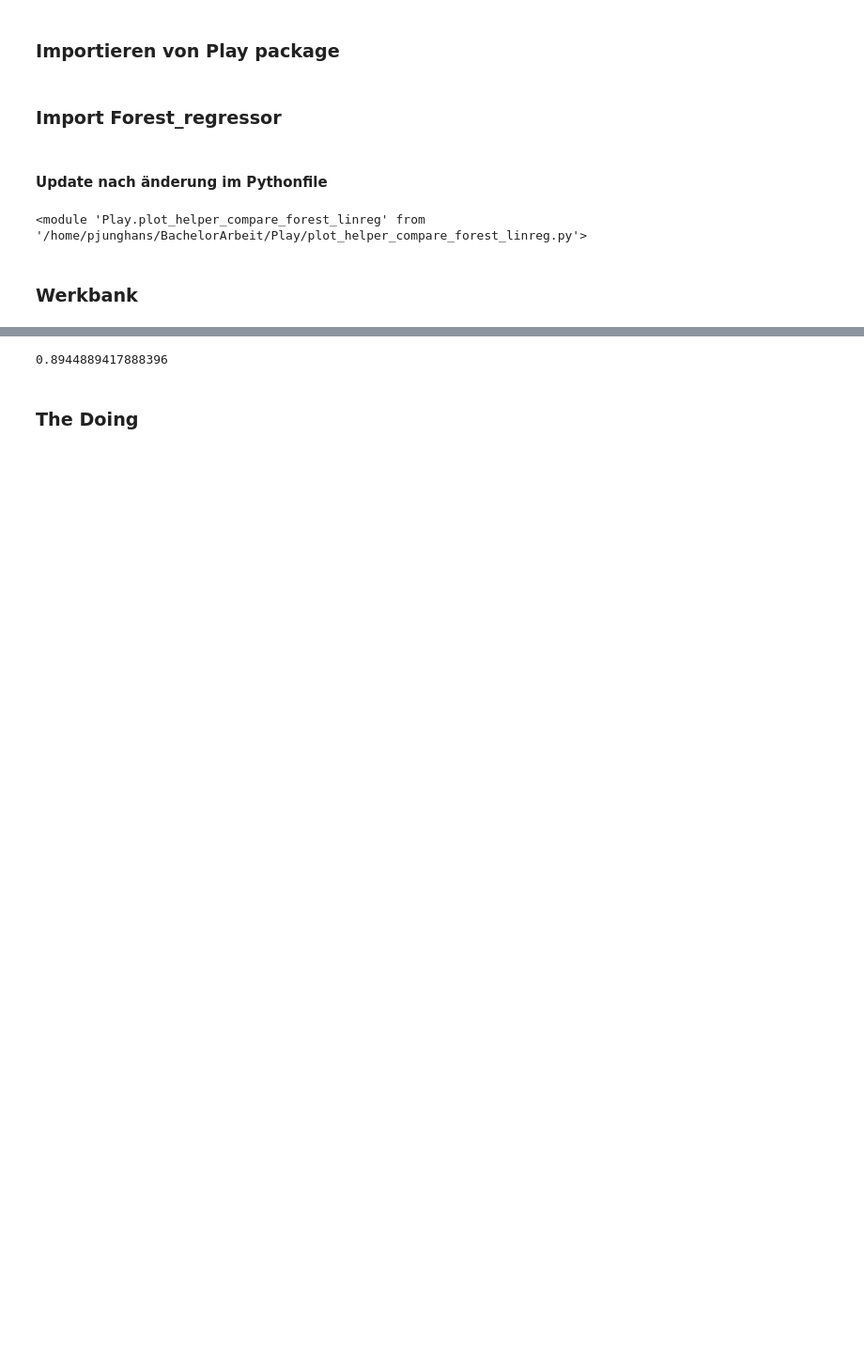
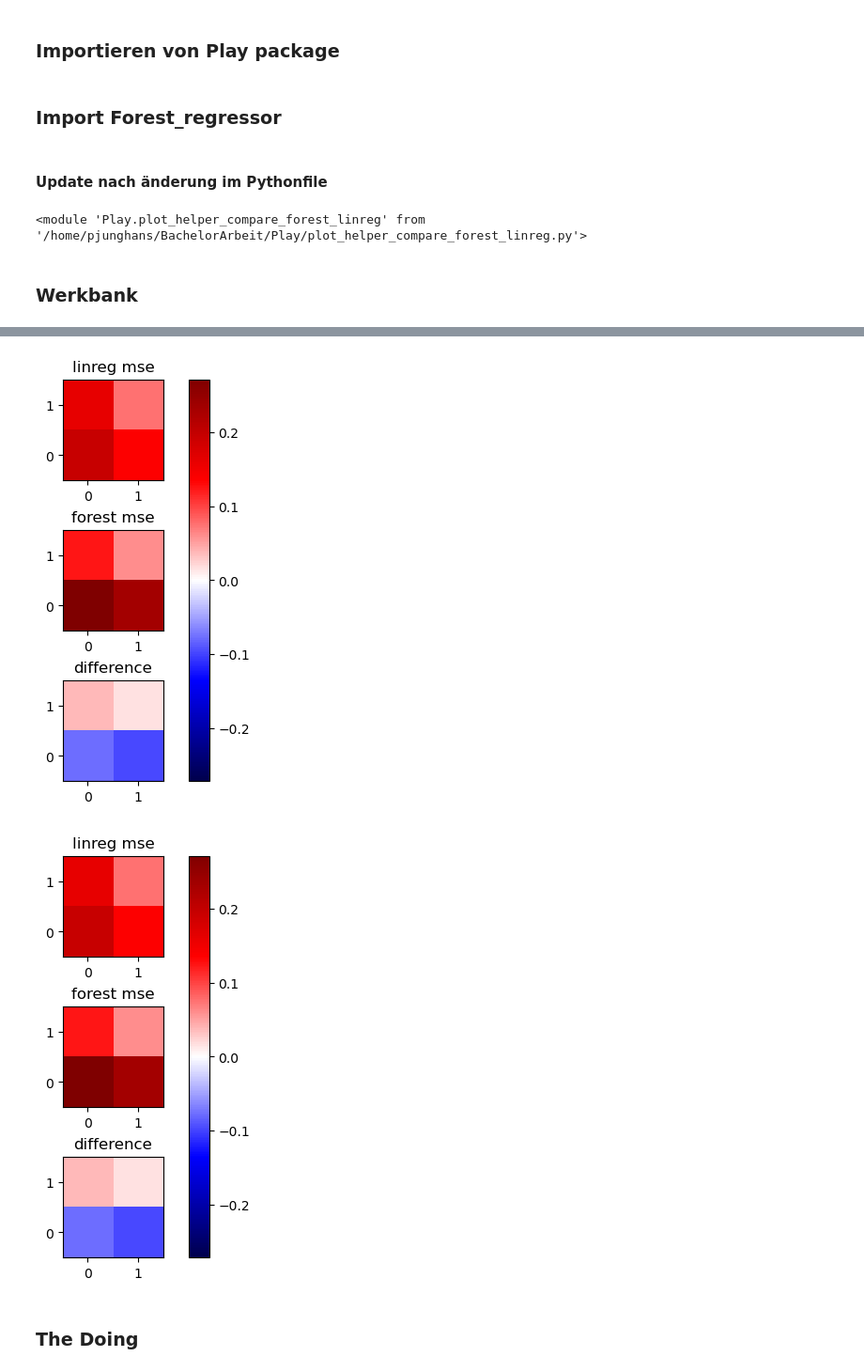
Before and after one commit to pjunghans1234/bachelorarbeit, a Jupyter notebook: Play_forest_regressor.ipynb, the cells around one changed output, grey strips where cells are left out. Shown at 94% size. Saved outputs shown, nothing was run; the diff lists cells and outputs as text; code cells hidden in the pictures; blank space fills up the shorter version.

```diff
--- a/Play_forest_regressor.ipynb
+++ b/Play_forest_regressor.ipynb
@@ -88,34 +78,0 @@ Play.plot_one_var.save_plot(fig, scen = "lol", var = "mrsol", name = "comparison
-# %%
-if True:
-    for scen in scenarios:
-        if scen == "historical":
-            start = "1850-01-01"
-            end = "1900-01-01"
-        else :
-            start = "2000-01-01"
-            end = "2100-01-01"
-        for mon in months:
-            for r in r_arr:
-                for h in hist:
-                    for var in variables:
-                        if var == "mrsol":
-                            for d in depth:
-                                #regr_mat = Play.forest_building.global_vars_to_one_dim(scen = scen, output_var = "mrsol", min_lat_idx = min_lat_idx, max_lat_idx = max_lat_idx, min_lon_idx = min_lon_idx, max_lon_idx = max_lon_idx, depth = d,r = r, start = start, end = end,  Month_idx = mon,  hist = h, max_depth = max_depth, randomstate = randomstate)
-
-                                regr = Play.forest_building.local_vars_to_one_dim(scen = scen, output_var = "mrsol", lat_idx=lat_idx, lon_idx=lon_idx, depth = d,r = r, start = start, end = end,  Month_idx = mon,  hist = h, max_depth = max_depth, randomstate = randomstate)
-
-                                #Play.forest_analise.plot_performance_against_mean(regr_mat,scen=scen,output_var="mrsol", min_lat_idx=min_lat_idx,max_lat_idx=max_lat_idx,min_lon_idx=min_lon_idx,max_lon_idx=max_lon_idx,depth=d,r=r,start=start,end=end,Month_idx = mon,hist = h, test=True,save= True, name=f"{name}/{scen}/{calendar.month_name[mon]}/r = {r}/hist = {h}/depth = {d}")
-
-                                print(Play.forest_analise.local_mse_over_time (regr,scen=scen,output_var="mrsol", lat_idx=lat_idx,lon_idx=lon_idx,depth=d,r=r,start=start,end=end,Month_idx = mon,hist = h, test=True))
-
-                                #output = Play.forest_analise.show_feature_importance(regr,scen=scen,output_var="mrsol",r=r,hist = h,save= True, name=f"{name}/{scen}/{calendar.month_name[mon]}/r = {r}/hist = {h}/{var}/depth = {d}")
-
-                                break
-                            break
-                        break
-                    break
-                break
-            break
-        break
-# %% [output]
-0.8944889417888396
@@ -188,3 +79,8 @@ if False:
+# %%
+Play.plot_helper_compare_forest_linreg.do_mse_comparison(scenarios=["ssp585"],min_lat_idx=min_lat_idx, max_lat_idx=max_lat_idx,min_lon_idx=min_lon_idx,max_lon_idx=max_lon_idx, save=False,location = "southamerica")
+# %% [output]
+[figure, added]
+[figure, added]
 # %% [markdown]
 ### The Doing
 # %%
```
Also changed, not shown: parts of 20 cells of this notebook, 3 other files.
